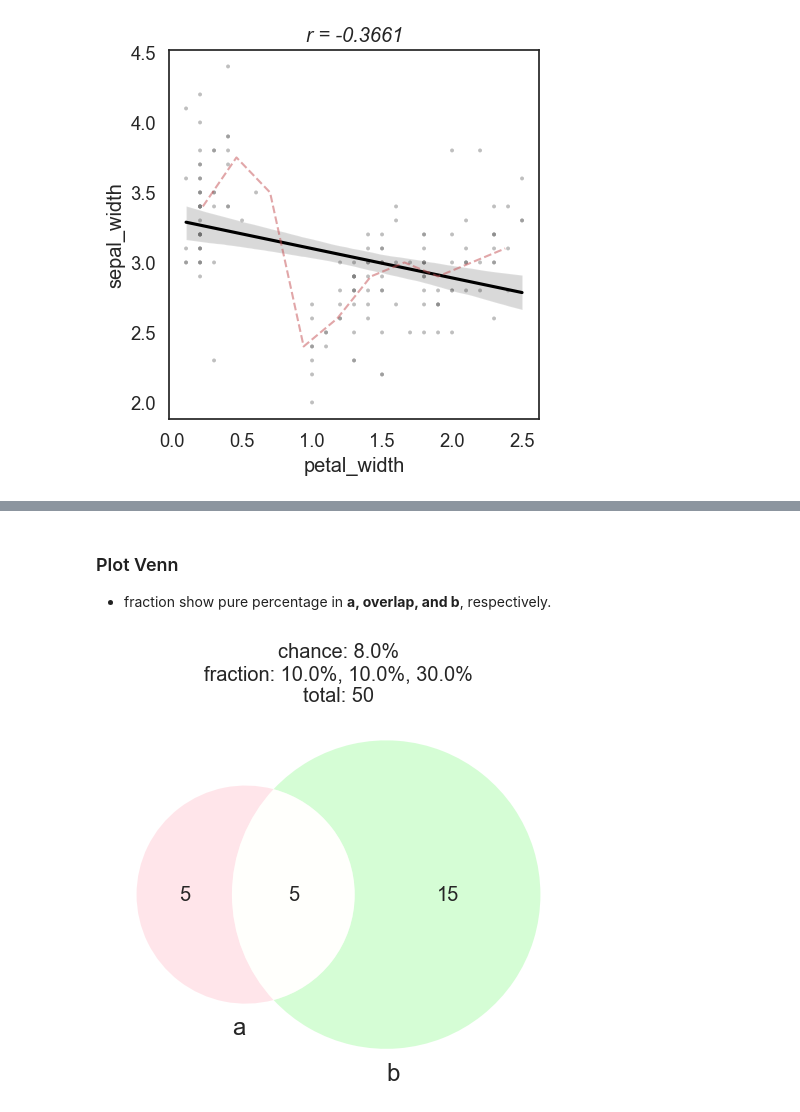
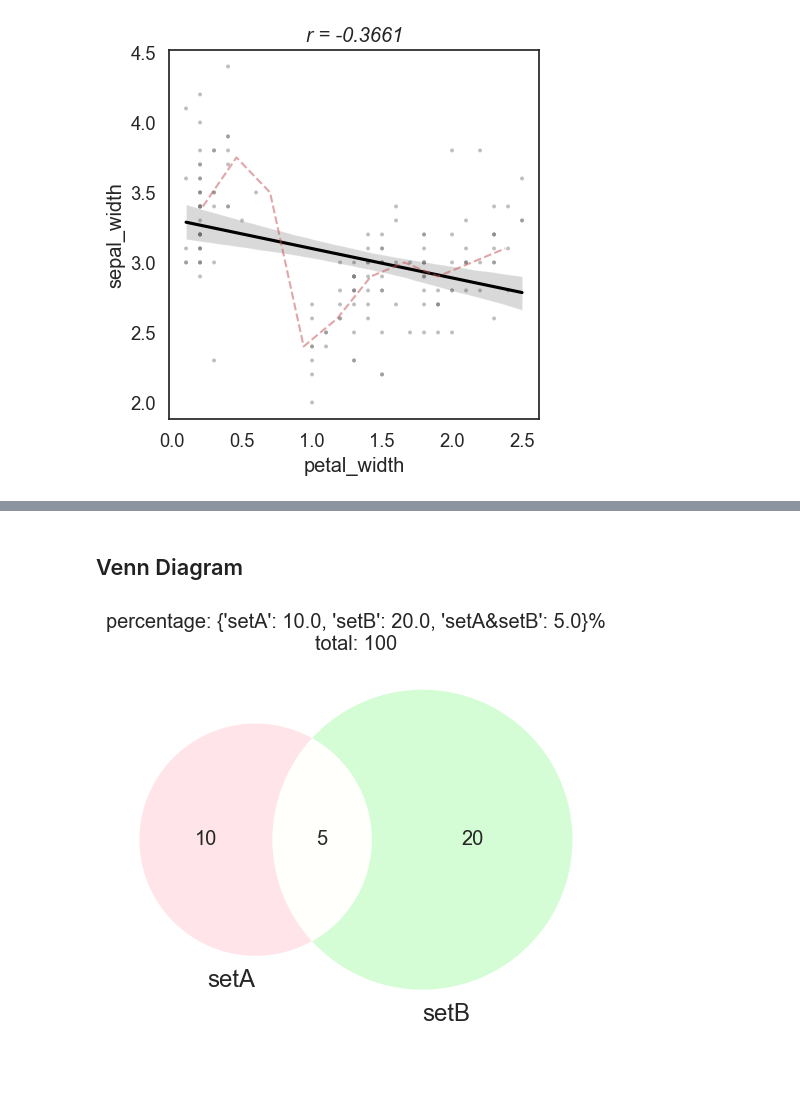
Before and after one commit to ytsimon2004/neuralib, a Jupyter notebook: doc/source/notebooks/example_neuralib_plot.ipynb, the cells around one changed output, grey strips where cells are left out. Cells and saved outputs as stored; diff of their text form; code cells hidden in the pictures; blank space fills up the shorter version.

Commit message:
new venn diagram usage

```diff
--- a/doc/source/notebooks/example_neuralib_plot.ipynb
+++ b/doc/source/notebooks/example_neuralib_plot.ipynb
@@ -69,10 +68,11 @@ dotplot(xlabel, ylabel, values,
 # %% [markdown]
-### Plot Venn
-- fraction show pure percentage in **a, overlap, and b**, respectively.
+## Venn Diagram
-# %%
-venn = VennHandler(subset_a=10, subset_b=20, subset_overlap=5, total_set=50)
-
-fig, ax = plt.subplots()
-plot_venn(ax, vhandler=venn, labels=['a', 'b'])
-# %% [output]
-[figure, removed]
+# %%
+# 2 sets
+subsets = {'setA': 10, 'setB': 20}
+vd = VennDiagram(subsets, colors=('pink', 'palegreen'))
+vd.add_intersection('setA & setB', 5)
+vd.add_total(100)
+vd.plot()
+# %% [output]
+[figure, added]
```
Also changed, not shown: parts of 7 cells of this notebook, 7 other files.
